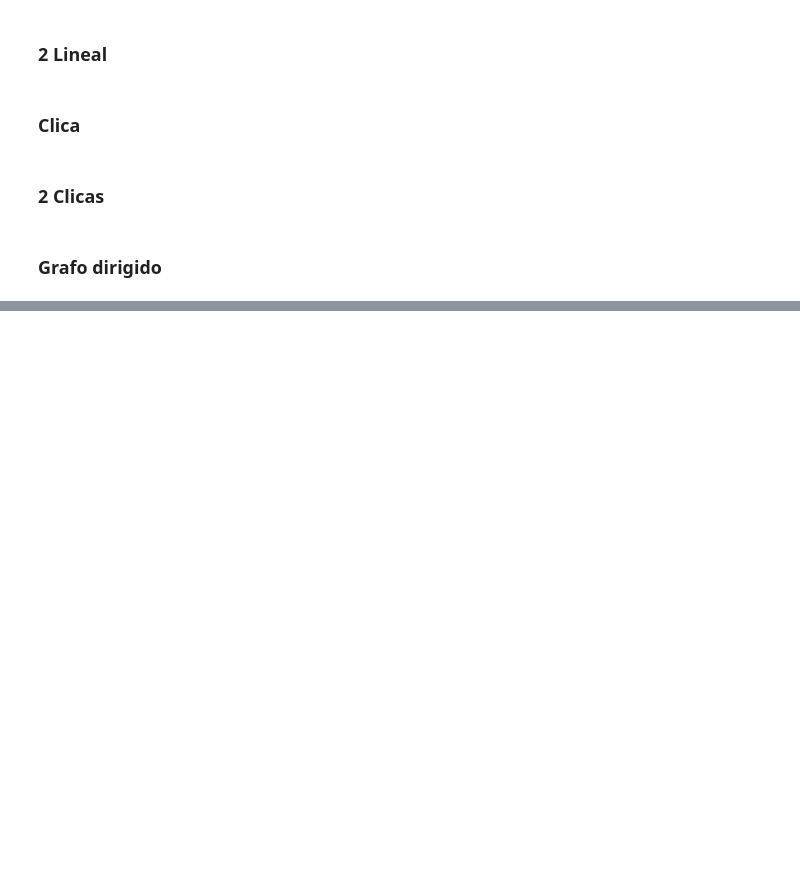
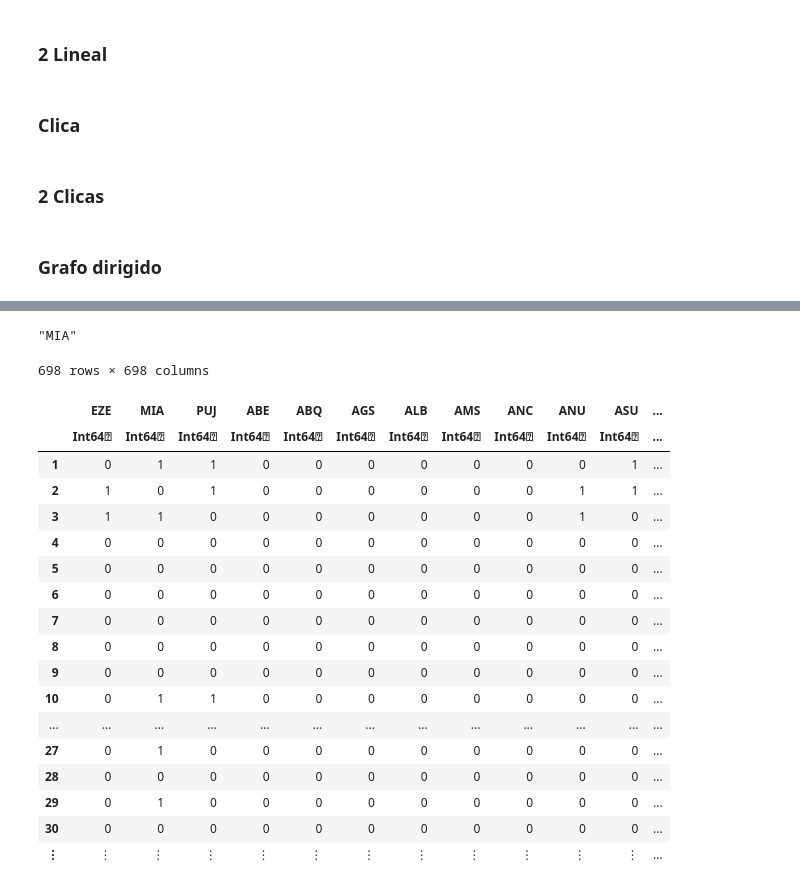
Before and after one commit to Yuriyama/Proyecto_aerolineas, a Jupyter notebook: Code/Random_walks.ipynb, the cells around one changed output, grey strips where cells are left out. Cells and saved outputs as stored; diff of their text form; code cells hidden in the pictures; blank space fills up the shorter version.

```diff
--- a/Code/Random_walks.ipynb
+++ b/Code/Random_walks.ipynb
@@ -829,0 +1516,26 @@ CSV.read("data/matriz_multi_uw.csv"; header = true, datacol = 2, types=Dict("col
+# %%
+tablita[2,1]
+# %% [output]
+"MIA"
+# %%
+tabli = tablita[:, 2:end]
+# %% [output]
+698 rows × 698 columns
+|  | EZE | MIA | PUJ | ABE | ABQ | AGS | ALB | AMS | ANC | ANU | ASU | ... |
+|  | Int64⍰ | Int64⍰ | Int64⍰ | Int64⍰ | Int64⍰ | Int64⍰ | Int64⍰ | Int64⍰ | Int64⍰ | Int64⍰ | Int64⍰ | ... |
+| 1 | 0 | 1 | 1 | 0 | 0 | 0 | 0 | 0 | 0 | 0 | 1 | ... |
+| 2 | 1 | 0 | 1 | 0 | 0 | 0 | 0 | 0 | 0 | 1 | 1 | ... |
+| 3 | 1 | 1 | 0 | 0 | 0 | 0 | 0 | 0 | 0 | 1 | 0 | ... |
+| 4 | 0 | 0 | 0 | 0 | 0 | 0 | 0 | 0 | 0 | 0 | 0 | ... |
+| 5 | 0 | 0 | 0 | 0 | 0 | 0 | 0 | 0 | 0 | 0 | 0 | ... |
+| 6 | 0 | 0 | 0 | 0 | 0 | 0 | 0 | 0 | 0 | 0 | 0 | ... |
+| 7 | 0 | 0 | 0 | 0 | 0 | 0 | 0 | 0 | 0 | 0 | 0 | ... |
+| 8 | 0 | 0 | 0 | 0 | 0 | 0 | 0 | 0 | 0 | 0 | 0 | ... |
+| 9 | 0 | 0 | 0 | 0 | 0 | 0 | 0 | 0 | 0 | 0 | 0 | ... |
+| 10 | 0 | 1 | 1 | 0 | 0 | 0 | 0 | 0 | 0 | 0 | 0 | ... |
+| ... | ... | ... | ... | ... | ... | ... | ... | ... | ... | ... | ... | ... |
+| 27 | 0 | 1 | 0 | 0 | 0 | 0 | 0 | 0 | 0 | 0 | 0 | ... |
+| 28 | 0 | 0 | 0 | 0 | 0 | 0 | 0 | 0 | 0 | 0 | 0 | ... |
+| 29 | 0 | 1 | 0 | 0 | 0 | 0 | 0 | 0 | 0 | 0 | 0 | ... |
+| 30 | 0 | 0 | 0 | 0 | 0 | 0 | 0 | 0 | 0 | 0 | 0 | ... |
+| ⋮ | ⋮ | ⋮ | ⋮ | ⋮ | ⋮ | ⋮ | ⋮ | ⋮ | ⋮ | ⋮ | ⋮ | ... |
```
Also changed, not shown: parts of 123 cells of this notebook.
